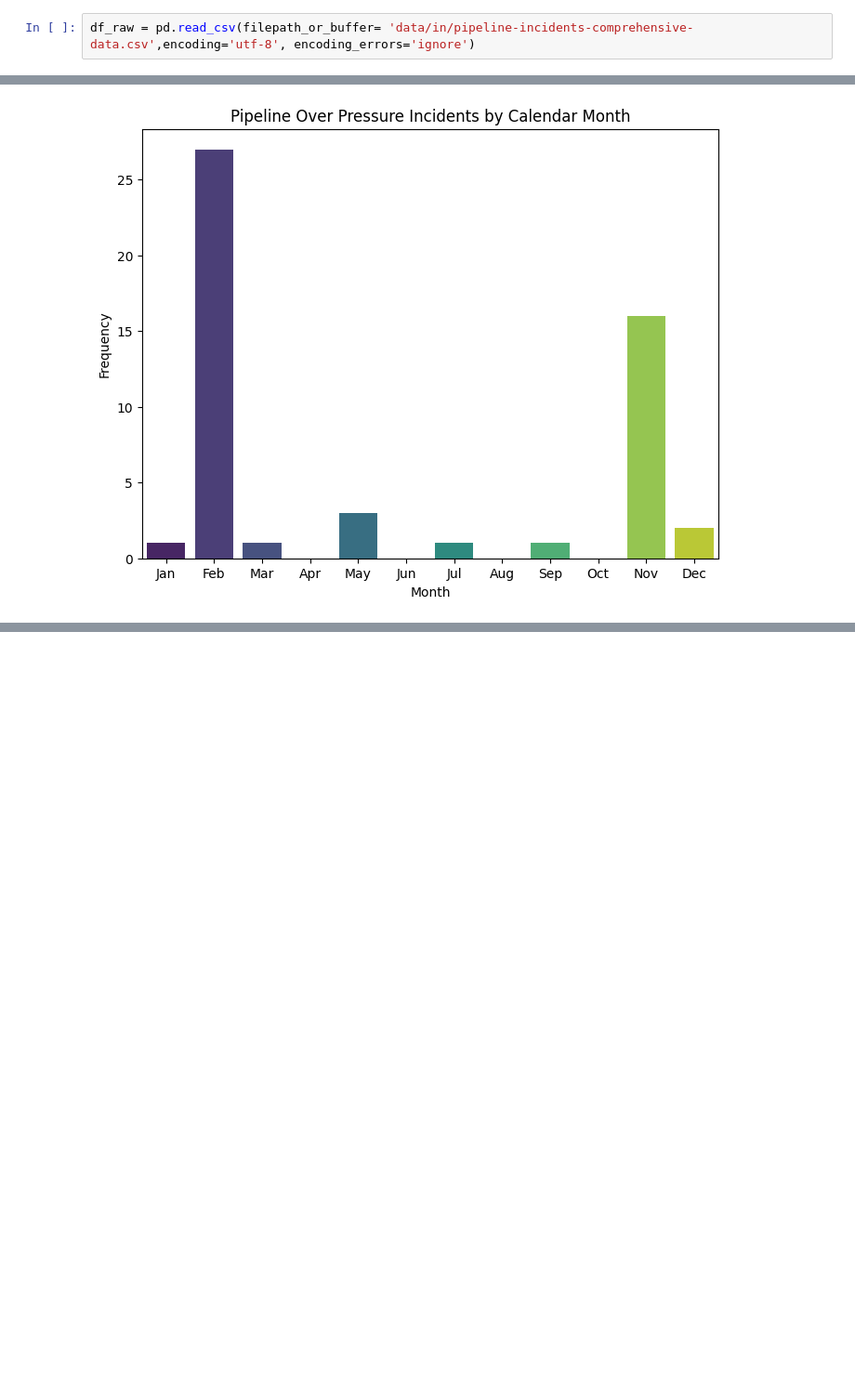
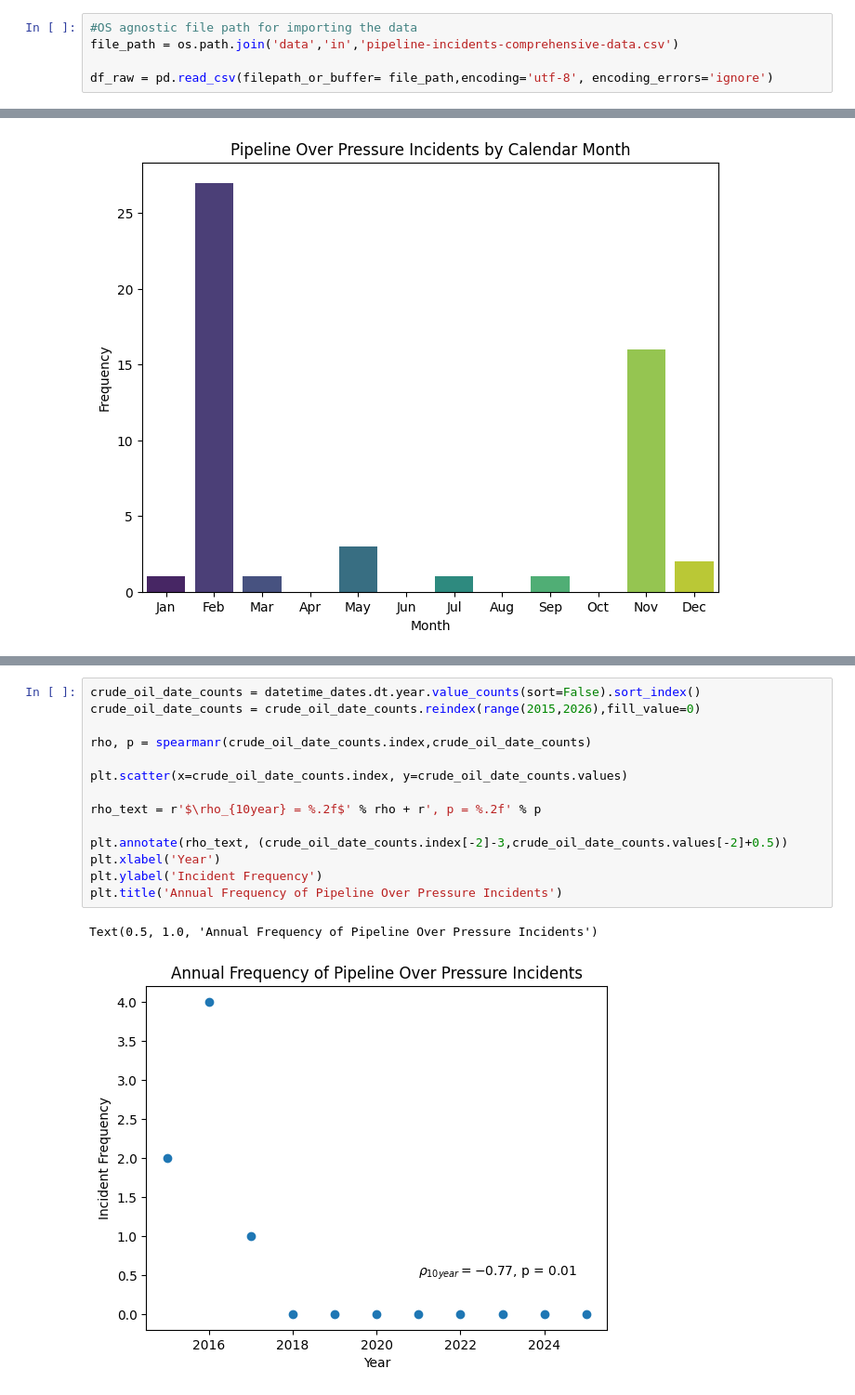
Before and after one commit to jwatchorn/pipeline_analysis, a Jupyter notebook: notebook.ipynb, the cells around one changed output, grey strips where cells are left out. Shown at 93% size. Cells and saved outputs as stored; diff of their text form; blank space fills up the shorter version.

Commit message:
finish over pressure analysis

```diff
--- a/notebook.ipynb
+++ b/notebook.ipynb
@@ -32,7 +33,10 @@ from scipy.stats import chi2_contingency
 import warnings
 warnings.filterwarnings('ignore')
 # %%
-df_raw = pd.read_csv(filepath_or_buffer= 'data/in/pipeline-incidents-comprehensive-data.csv',encoding='utf-8', encoding_errors='ignore')
+#OS agnostic file path for importing the data
+file_path = os.path.join('data','in','pipeline-incidents-comprehensive-data.csv')
+
+df_raw = pd.read_csv(filepath_or_buffer= file_path,encoding='utf-8', encoding_errors='ignore')
 # %%
 missing = df_raw.isnull().sum()
 missing[missing>0]
@@ -230,0 +243,17 @@ Of all of these policy solutions the simplest to implement would be reducing the
+# %%
+crude_oil_date_counts = datetime_dates.dt.year.value_counts(sort=False).sort_index()
+crude_oil_date_counts = crude_oil_date_counts.reindex(range(2015,2026),fill_value=0)
+
+rho, p = spearmanr(crude_oil_date_counts.index,crude_oil_date_counts)
+
+plt.scatter(x=crude_oil_date_counts.index, y=crude_oil_date_counts.values)
+
+rho_text = r'$\rho_{10year} = %.2f$' % rho + r', p = %.2f' % p
+
+plt.annotate(rho_text, (crude_oil_date_counts.index[-2]-3,crude_oil_date_counts.values[-2]+0.5))
+plt.xlabel('Year')
+plt.ylabel('Incident Frequency')
+plt.title('Annual Frequency of Pipeline Over Pressure Incidents')
+# %% [output]
+Text(0.5, 1.0, 'Annual Frequency of Pipeline Over Pressure Incidents')
+[figure, added]
```
Also changed, not shown: parts of 8 cells of this notebook.
